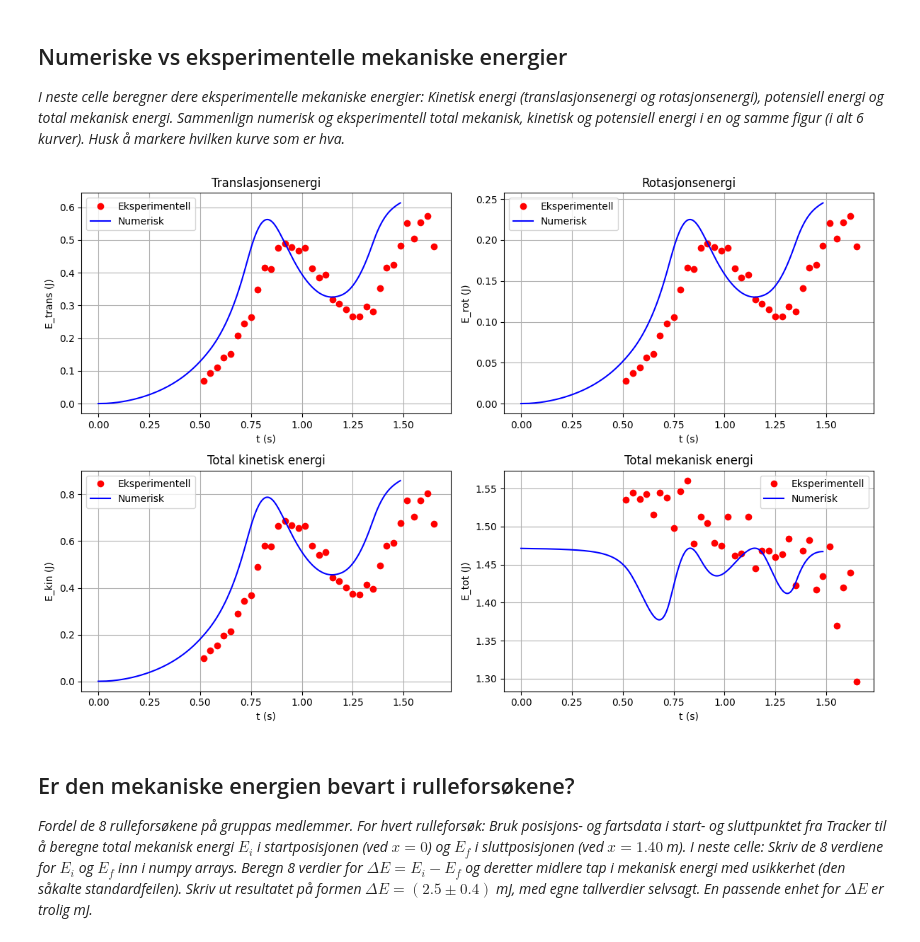
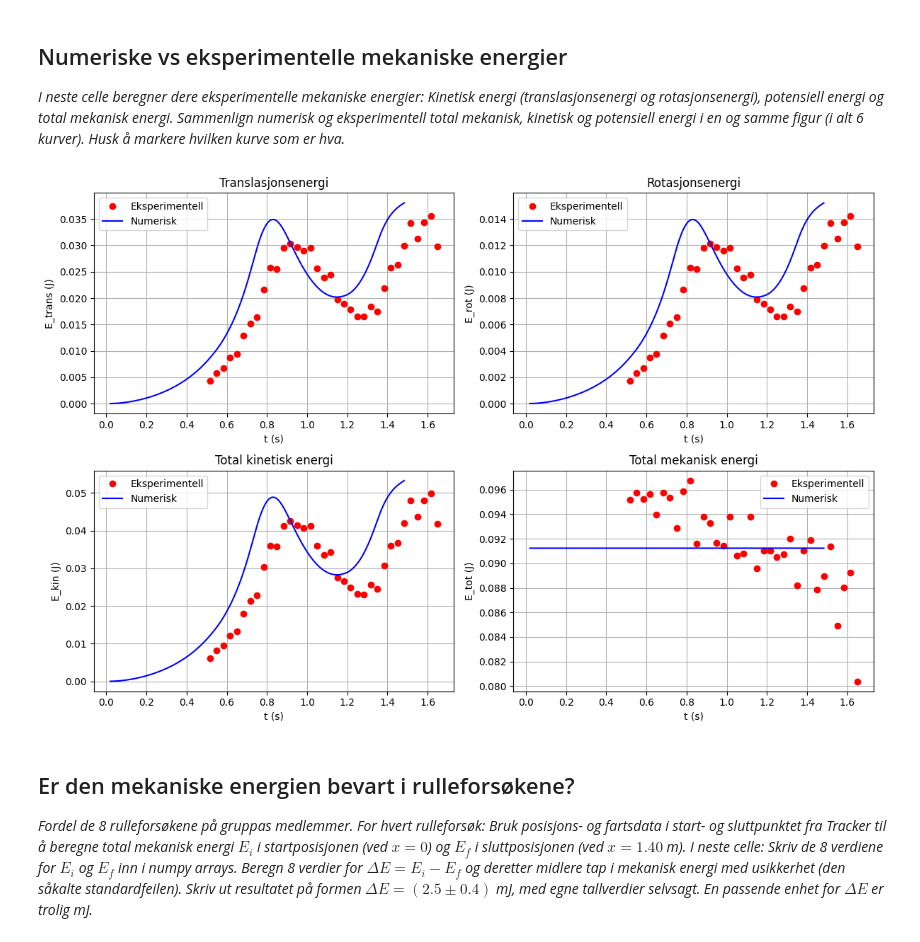
Before and after one commit to isakosntnu/fysikk, a Jupyter notebook: notebook_mal_V25.ipynb, the cells around one changed output. Saved outputs shown, nothing was run; the diff lists cells and outputs as text; code cells hidden in the pictures.

```diff
--- a/notebook_mal_V25.ipynb
+++ b/notebook_mal_V25.ipynb
@@ -450,89 +403,71 @@ plt.show()
 
 *I neste celle beregner dere eksperimentelle mekaniske energier: Kinetisk energi (translasjonsenergi og rotasjonsenergi), potensiell energi og total mekanisk energi. Sammenlign numerisk og eksperimentell total mekanisk, kinetisk og potensiell energi i en og samme figur (i alt 6 kurver). Husk å markere hvilken kurve som er hva.*
 # %%
-# Konstanter (tilpass etter ditt eksperiment)
-m = 0.5           # masse i kg
-r = 0.1           # radius i m
-g = 9.81          # tyngdeakselerasjon i m/s^2
-I = 2/5 * m * r**2  # moment of inertia for en solid kule
+# KONSTANTER
+M = 0.031
+g = 9.81
+c = 2/5
+r = 0.1
+I = c * M * r**2
 
-# For å beregne energiene bruker vi de eksperimentelle dataene.
-# Vi bruker de beregnede hastighetene fra forrige blokk (v_exp, t_mid, osv).
-# Merk: siden v_exp er beregnet med diff, vil vi ha én kortere array enn t_exp og x_exp.
-# Vi tilnærmer at y for energiberegningen er y_mid (gjennomsnittet mellom to tilstøtende punkter).
+# Beregn midtpunkter for numeriske data
+t_num_mid = (t[:-1] + t[1:]) / 2
+v_num_mid = (v_numerical[:-1] + v_numerical[1:]) / 2
+y_num_mid = y[:-1] + np.diff(y) / 2
 
-y_mid = y_exp[:-1] + np.diff(y_exp)/2
-
-# Translasjonsenergi
-E_trans_exp = 0.5 * m * v_exp**2
-
-# Rotasjonsenergi (uten slip antas ω = v/r)
-omega_exp = v_exp / r
-E_rot_exp = 0.5 * I * omega_exp**2
-
-# Total kinetisk energi
-E_kin_exp = E_trans_exp + E_rot_exp
-
-# Potensiell energi (vi antar at y representerer høyden)
-E_pot_exp = m * g * y_mid
-
-# Total mekanisk energi
-E_tot_exp = E_kin_exp + E_pot_exp
-
-# For sammenligning med numeriske data, forutsetter vi at du har tilsvarende numeriske energier:
-# Eksempel (disse bør beregnes i din numeriske simulering):
-E_trans_num = 0.5 * m * v_numerical**2
-omega_num = v_numerical / r
+# Numeriske energier beregnet ved midtpunktene
+E_trans_num = 0.5 * M * v_num_mid**2
+omega_num = v_num_mid / r
 E_rot_num = 0.5 * I * omega_num**2
 E_kin_num = E_trans_num + E_rot_num
-# For potensiell energi antar vi at den numeriske banen har y-verdier i 'y' (som tidligere definert)
-y_num_mid = y[:-1] + np.diff(y)/2  # dersom y er tidsavhengig og beregnet på samme måte
-E_pot_num = m * g * y_num_mid
-E_tot_num = E_kin_num[:-1] + E_pot_num
+E_pot_num = M * g * y_num_mid
+E_tot_num = E_kin_num + E_pot_num
 
-# Plotting av energier (bruker t_mid for eksperimentelle data)
+# PLOT
 plt.figure(figsize=(12, 8))
 
 plt.subplot(2, 2, 1)
 plt.plot(t_mid, E_trans_exp, "ro", label="Eksperimentell")
-plt.plot(t, E_trans_num, "b-", label="Numerisk")
+plt.plot(t_num_mid, E_trans_num, "b-", label="Numerisk")
 plt.xlabel("t (s)")
 plt.ylabel("E_trans (J)")
 plt.title("Translasjonsenergi")
 plt.legend()
 plt.grid(True)
 
 plt.subplot(2, 2, 2)
 plt.plot(t_mid, E_rot_exp, "ro", label="Eksperimentell")
-plt.plot(t, E_rot_num, "b-", label="Numerisk")
+plt.plot(t_num_mid, E_rot_num, "b-", label="Numerisk")
 plt.xlabel("t (s)")
 plt.ylabel("E_rot (J)")
 plt.title("Rotasjonsenergi")
 plt.legend()
 plt.grid(True)
 
 plt.subplot(2, 2, 3)
 plt.plot(t_mid, E_kin_exp, "ro", label="Eksperimentell")
-plt.plot(t, E_kin_num, "b-", label="Numerisk")
+plt.plot(t_num_mid, E_kin_num, "b-", label="Numerisk")
 plt.xlabel("t (s)")
 plt.ylabel("E_kin (J)")
 plt.title("Total kinetisk energi")
 plt.legend()
 plt.grid(True)
 
+E_tot_num_const = np.full_like(t_num_mid, E_tot_num[0])
+
 plt.subplot(2, 2, 4)
 plt.plot(t_mid, E_tot_exp, "ro", label="Eksperimentell")
-plt.plot(t[:-1], E_tot_num, "b-", label="Numerisk")
+plt.plot(t_num_mid, E_tot_num_const, "b-", label="Numerisk")
 plt.xlabel("t (s)")
 plt.ylabel("E_tot (J)")
 plt.title("Total mekanisk energi")
 plt.legend()
 plt.grid(True)
 
 plt.tight_layout()
 plt.show()
 # %% [output]
-[figure, old version]
+[figure, new version]
 # %% [markdown]
 ## Er den mekaniske energien bevart i rulleforsøkene?
 *Fordel de 8 rulleforsøkene på gruppas medlemmer. For hvert rulleforsøk: Bruk posisjons- og fartsdata i start- og sluttpunktet fra Tracker til å beregne total mekanisk energi $E_i$ i startposisjonen (ved $x=0$) og $E_f$ i sluttposisjonen (ved $x=1.40$ m). I neste celle: Skriv de 8 verdiene for $E_i$ og $E_f$ inn i numpy arrays. Beregn 8 verdier for $\Delta E = E_i-E_f$ og deretter midlere tap i mekanisk energi med usikkerhet (den såkalte standardfeilen). Skriv ut resultatet på formen $\Delta E = (2.5 \pm 0.4)$ mJ, med egne tallverdier selvsagt. En passende enhet for $\Delta E$ er trolig mJ.*
```
Also changed, not shown: parts of 4 cells of this notebook.
